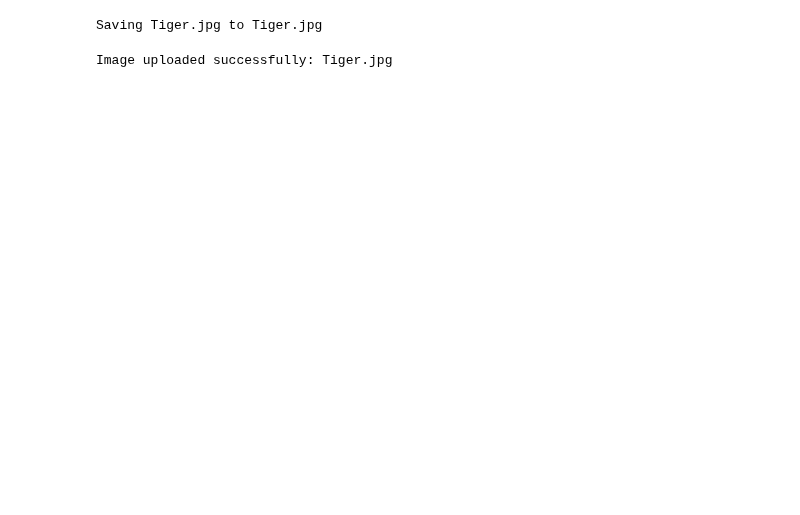
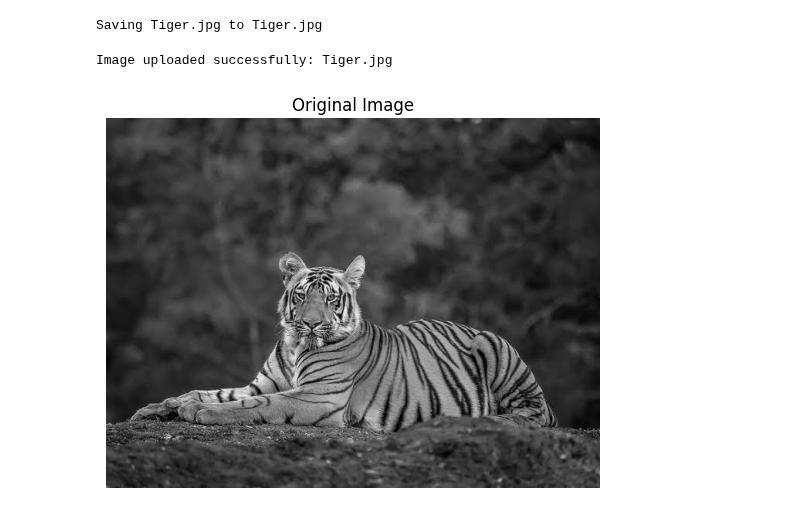
Before and after one commit to Parveen2112/ITA0519-Computer-Vision, a Jupyter notebook: Computer_Vision.ipynb, the cells around one changed output. Saved outputs shown, nothing was run; the diff lists cells and outputs as text; code cells hidden in the pictures; blank space fills up the shorter version.

```diff
--- a/Computer_Vision.ipynb
+++ b/Computer_Vision.ipynb
@@ -291,0 +290,10 @@ Image uploaded successfully: Tiger.jpg
+# %%
+gray = cv2.cvtColor(image, cv2.COLOR_BGR2GRAY)
+kernel = np.ones((5, 5), np.uint8)
+eroded_image = cv2.erode(gray, kernel, iterations=1)
+plt.imshow(gray, cmap="gray")
+plt.title("Original Image")
+plt.axis("off")
+plt.show()
+# %% [output]
+[figure, added]
```
Also changed, not shown: parts of 3 cells of this notebook.
